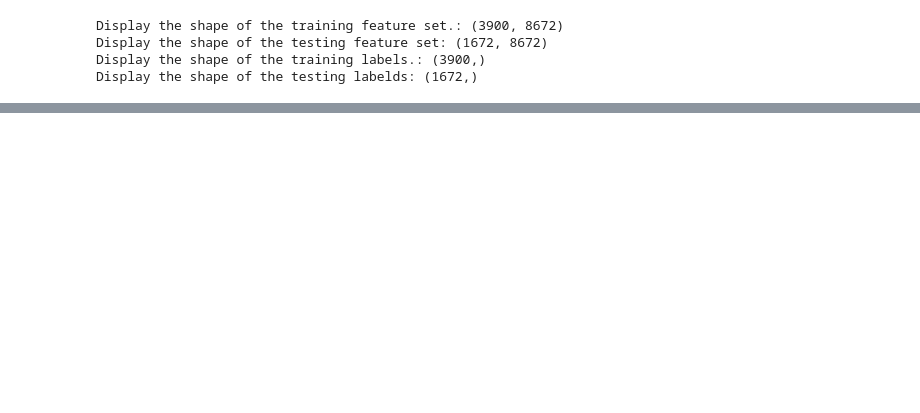
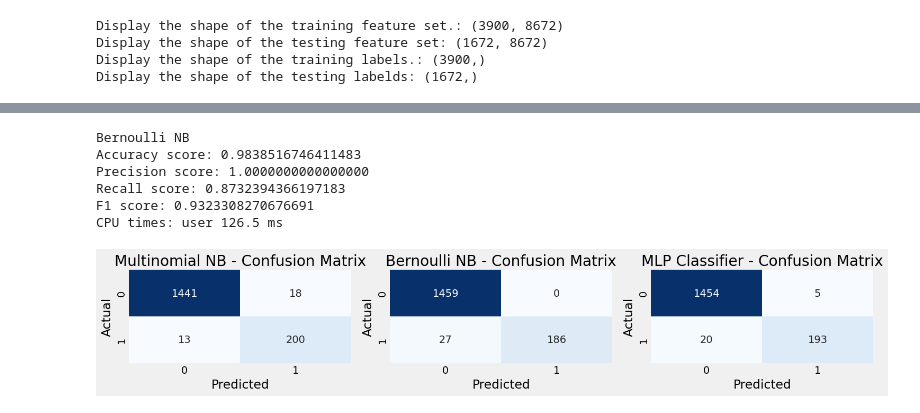
Before and after one commit to zainebbachouch/CRM, a Jupyter notebook: backend/IA/SPAM/spamClassification.ipynb, the cells around one changed output, grey strips where cells are left out. Cells and saved outputs as stored; diff of their text form; code cells hidden in the pictures; blank space fills up the shorter version.

```diff
--- a/backend/IA/spamClassification.ipynb
+++ b/backend/IA/SPAM/spamClassification.ipynb
@@ -164,0 +228,64 @@ Display the shape of the testing labelds: (1672,)
+# %%
+from sklearn.naive_bayes import BernoulliNB
+
+# Créer et entraîner le modèle Bernoulli Naive Bayes
+bernoulli_nb = BernoulliNB()
+bernoulli_nb.fit(X_train, y_train)
+
+# Faire des prédictions sur le jeu de test
+y_pred = bernoulli_nb.predict(X_test)
+
+# Évaluer et imprimer les métriques de classification
+accuracy = accuracy_score(y_test, y_pred)
+precision = precision_score(y_test, y_pred, average='binary', pos_label='spam')
+recall = recall_score(y_test, y_pred, average='binary', pos_label='spam')
+f1 = f1_score(y_test, y_pred, average='binary', pos_label='spam')
+
+end_time = time.time()
+cpu_time = end_time - start_time
+
+# Afficher les résultats dans un format formaté avec la précision souhaitée
+print("Bernoulli NB")
+print(f"Accuracy score: {accuracy:.16f}")
+print(f"Precision score: {precision:.16f}")
+print(f"Recall score: {recall:.16f}")
+print(f"F1 score: {f1:.16f}")
+print(f"CPU times: user {cpu_time * 1000:.1f} ms")
+# %% [output]
+Bernoulli NB
+Accuracy score: 0.9838516746411483
+Precision score: 1.0000000000000000
+Recall score: 0.8732394366197183
+F1 score: 0.9323308270676691
+CPU times: user 126.5 ms
+# %%
+# Confusion Matrix Subplot for 3 Models
+## We need to import confusion_matrix from sklearn.metrics
+
+# Define the models to evaluate
+models = [("Multinomial NB", multinomial_nb_model), ("Bernoulli NB", bernoulli_nb), ("MLP Classifier", mlp_classifier)]
+
+# Create subplots for confusion matrices
+fig, axes = plt.subplots(1, 3, figsize=(15, 3))
+
+# Loop through each model and plot its confusion matrix
+for i, (model_name, model) in enumerate(models):
+    ## Make predictions using the model
+    prediction = model.predict(X_test)
+
+    ## Calculate the confusion matrix
+    cm = confusion_matrix(y_test, prediction)
+
+    ## Plot the confusion matrix as a heatmap
+    sns.heatmap(cm, annot=True, fmt="d", cmap="Blues", cbar=False, ax=axes[i])
+
+    ## Set titles and labels for the plot
+    axes[i].set_title(f"{model_name} - Confusion Matrix")
+    axes[i].set_xlabel("Predicted")
+    axes[i].set_ylabel("Actual")
+
+# Adjust layout and display the plot
+plt.tight_layout()
+plt.show()
+# %% [output]
+[figure, added]
```
Also changed, not shown: parts of 4 cells of this notebook, 14 other files.
